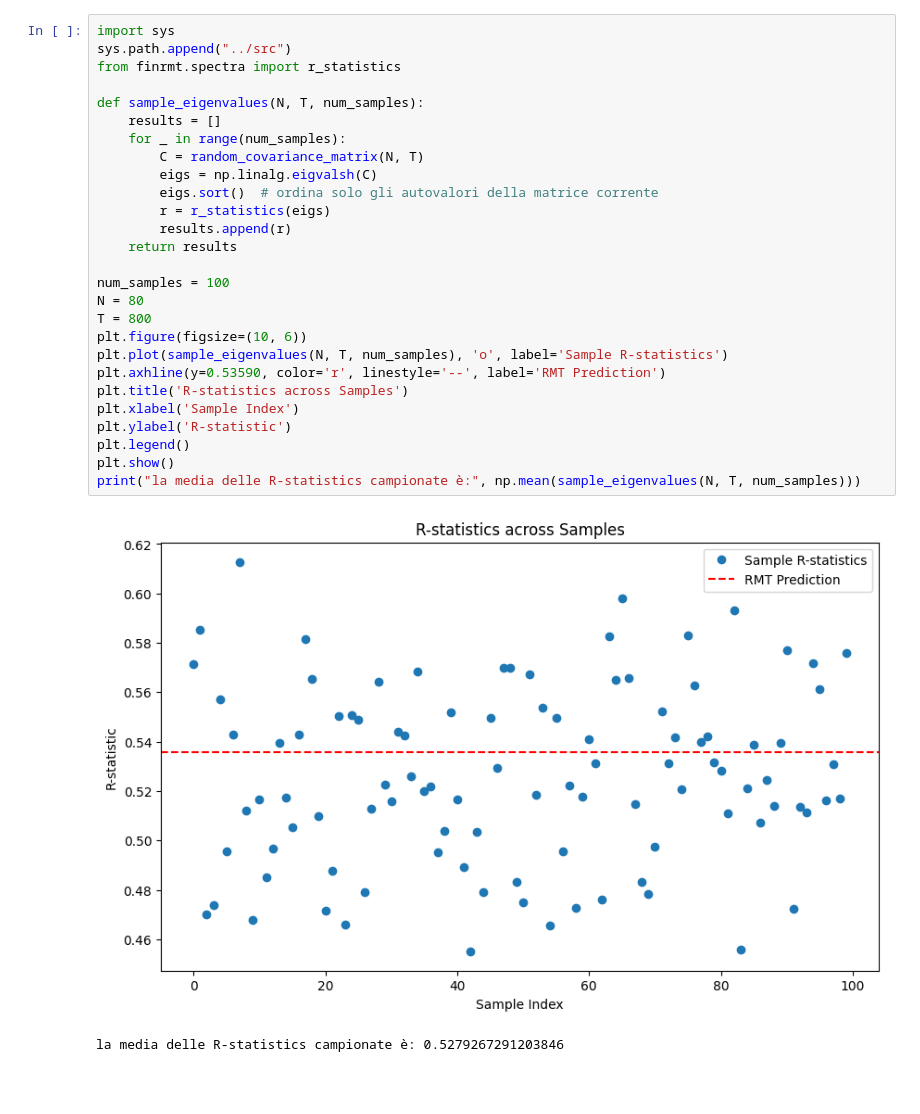
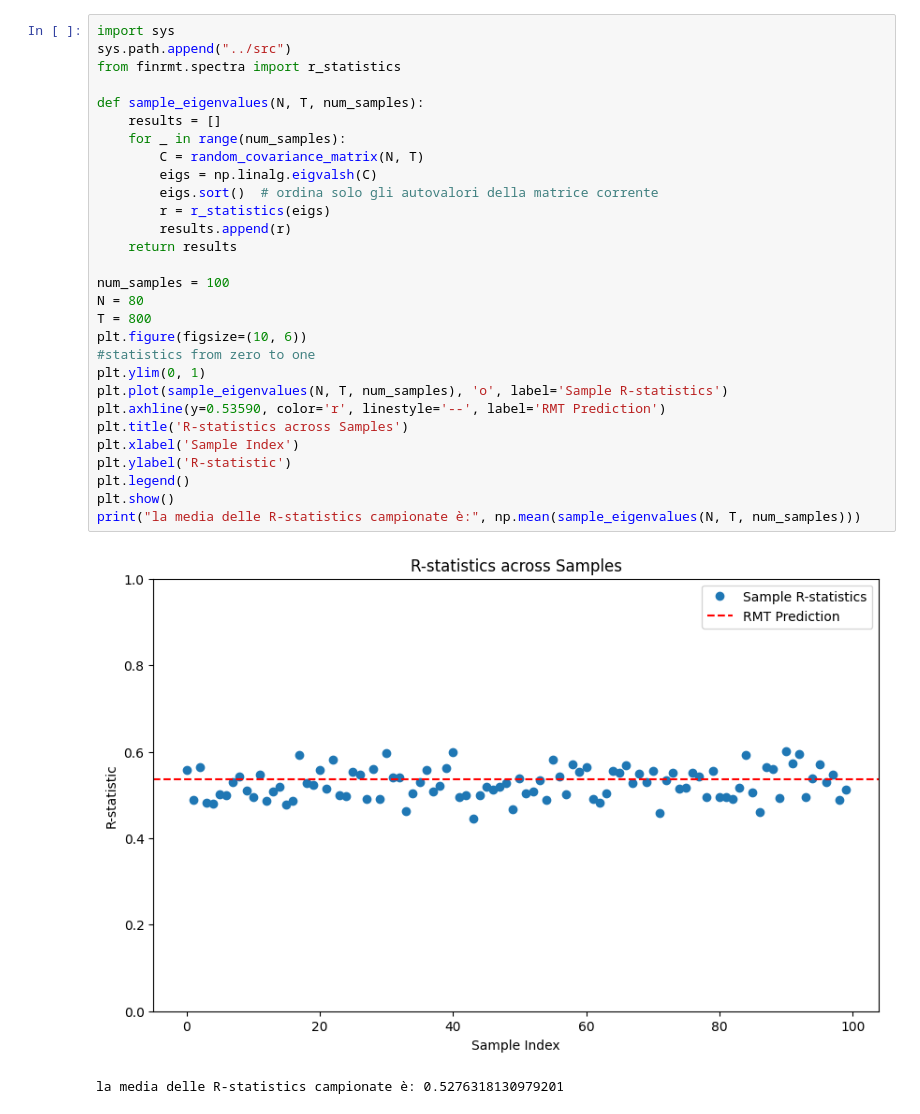
Before and after one commit to Bombaric/ProblemSolving, a Jupyter notebook: notebooks/01_sintetico.ipynb, the cells around one changed output. Drawn from its saved outputs; the diff is of its cells as text; blank space fills up the shorter version.

```diff
--- a/notebooks/01_sintetico.ipynb
+++ b/notebooks/01_sintetico.ipynb
@@ -52,30 +52,32 @@ plt.show()
 # %%
 import sys
 sys.path.append("../src")
 from finrmt.spectra import r_statistics
 
 def sample_eigenvalues(N, T, num_samples):
     results = []
     for _ in range(num_samples):
         C = random_covariance_matrix(N, T)
         eigs = np.linalg.eigvalsh(C)
         eigs.sort()  # ordina solo gli autovalori della matrice corrente
         r = r_statistics(eigs)
         results.append(r)
     return results
 
 num_samples = 100
 N = 80
 T = 800
 plt.figure(figsize=(10, 6))
+#statistics from zero to one
+plt.ylim(0, 1)
 plt.plot(sample_eigenvalues(N, T, num_samples), 'o', label='Sample R-statistics')
 plt.axhline(y=0.53590, color='r', linestyle='--', label='RMT Prediction')
 plt.title('R-statistics across Samples')
 plt.xlabel('Sample Index')
 plt.ylabel('R-statistic')
 plt.legend()
 plt.show()
 print("la media delle R-statistics campionate è:", np.mean(sample_eigenvalues(N, T, num_samples)))
 # %% [output]
-[figure, old version]
+[figure, new version]
-la media delle R-statistics campionate è: 0.5279267291203846
+la media delle R-statistics campionate è: 0.5276318130979201
```
Also changed, not shown: parts of 4 cells of this notebook, 1 other file.
